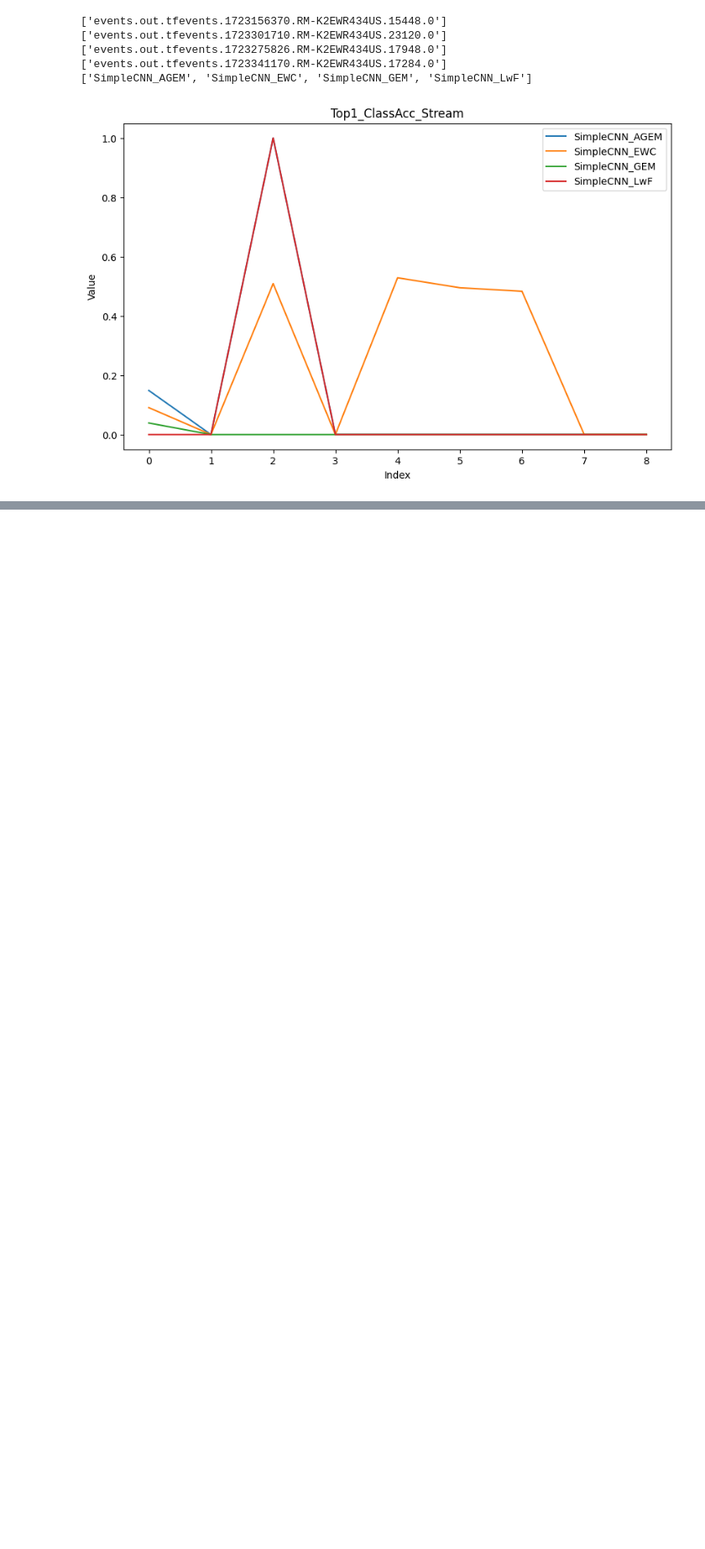
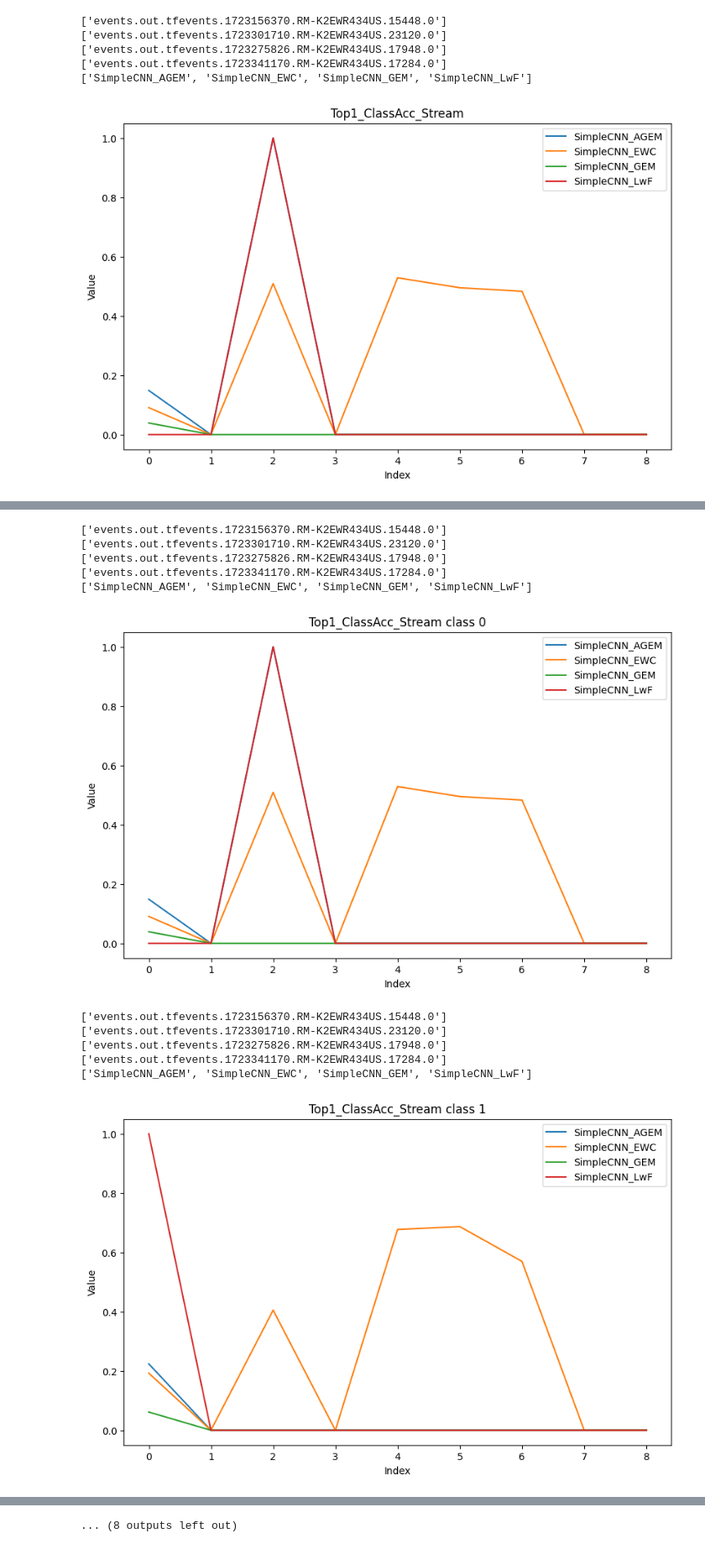
Before and after one commit to giacomotelloli/ContinualLearning, a Jupyter notebook: experiments_summary.ipynb, the cells around one changed output, grey strips where cells are left out. Shown at 84% size. Cells and saved outputs as stored; diff of their text form; code cells hidden in the pictures; blank space fills up the shorter version.

```diff
--- a/experiments_summary.ipynb
+++ b/experiments_summary.ipynb
@@ -180,0 +183,37 @@ for metrica in lista_metriche:
+# %%
+nome_metrica = 'Top1_ClassAcc_Stream/eval_phase/test_stream/Task000/'
+
+for i in range(0,10):
+    # per ogni classe genero un grafico
+    metrica_finale = nome_metrica+str(i)
+    # devo andare a ciclare per ogni esperimento
+    vettore_steps = []
+    lista_values = []
+    lista_labels = []
+
+    for cartella in lista_sottocartelle:
+        if cartella != 'experiment_classic':
+            lista_labels.append(cartella.split("experiment_")[1])
+            # apro la cartella e prendo il nome del file di log
+            file_nella_cartella = [f for f in os.listdir(os.path.join('tb_data',cartella)) if os.path.isfile(os.path.join('tb_data',cartella, f))]
+            print(file_nella_cartella)
+            for file in file_nella_cartella:
+                steps, valori = estrai_metrica(os.path.join('tb_data',cartella,file),metrica_finale)
+                vettore_steps = steps
+                lista_values.append(valori)
+    print(lista_labels)
+    # grafico la metrica
+    grafico_con_label(lista_values,lista_labels,metrica_finale.split("/")[0]+' class '+str(i))
+# %% [output]
+['events.out.tfevents.1723156370.RM-K2EWR434US.15448.0']
+['events.out.tfevents.1723301710.RM-K2EWR434US.23120.0']
+['events.out.tfevents.1723275826.RM-K2EWR434US.17948.0']
+['events.out.tfevents.1723341170.RM-K2EWR434US.17284.0']
+['SimpleCNN_AGEM', 'SimpleCNN_EWC', 'SimpleCNN_GEM', 'SimpleCNN_LwF']
+[figure, added]
+['events.out.tfevents.1723156370.RM-K2EWR434US.15448.0']
+['events.out.tfevents.1723301710.RM-K2EWR434US.23120.0']
+['events.out.tfevents.1723275826.RM-K2EWR434US.17948.0']
+['events.out.tfevents.1723341170.RM-K2EWR434US.17284.0']
+['SimpleCNN_AGEM', 'SimpleCNN_EWC', 'SimpleCNN_GEM', 'SimpleCNN_LwF']
+[figure, added]
@@ -180,0 +244 @@ for metrica in lista_metriche:
+... (8 outputs left out)
```
Also changed, not shown: parts of 2 cells of this notebook, 2 other files.
